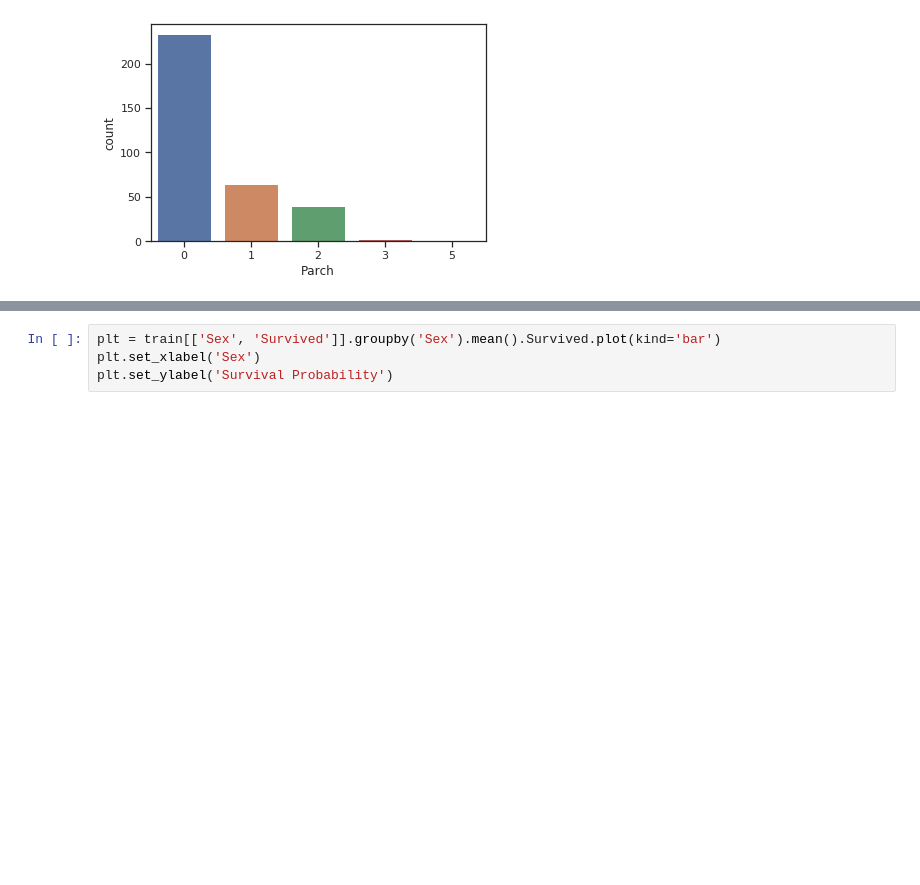
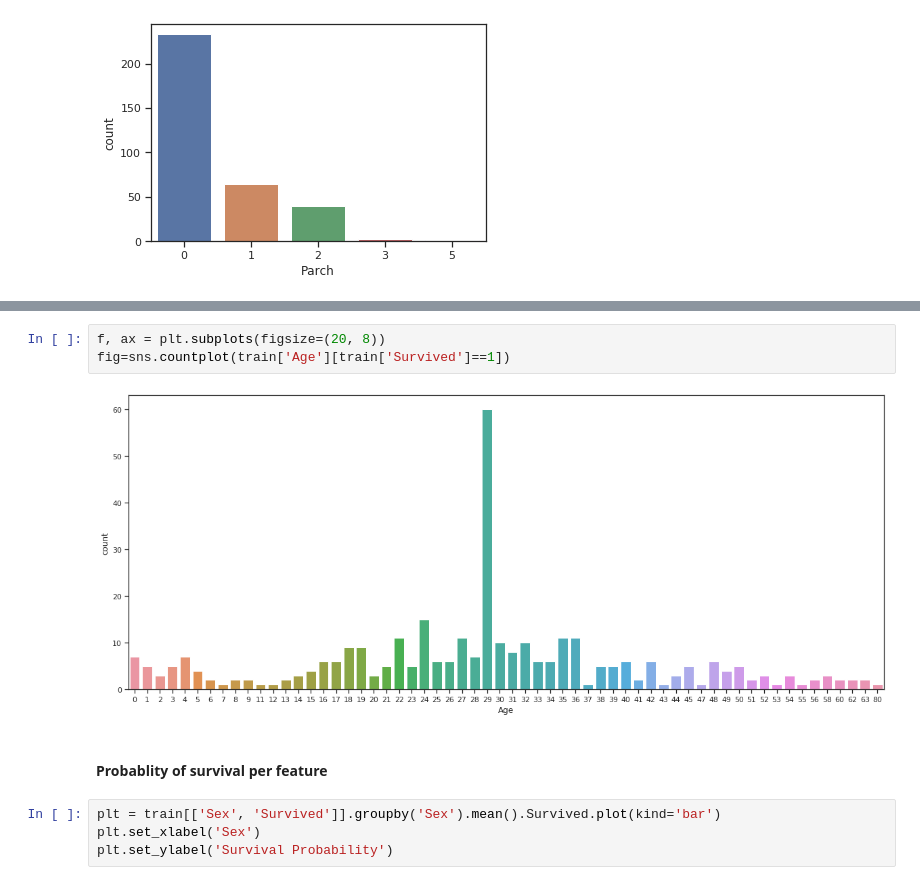
Before and after one commit to siddhantmahalle/Titanic-Predictions, a Jupyter notebook: Titanic_Prediction.ipynb, the cells around one changed output, grey strips where cells are left out. Cells and saved outputs as stored; diff of their text form; blank space fills up the shorter version.

```diff
--- a/Titanic_Prediction.ipynb
+++ b/Titanic_Prediction.ipynb
@@ -131,3 +124,10 @@ fig=sns.countplot(train['Age'])
+# %%
+f, ax = plt.subplots(figsize=(20, 8))
+fig=sns.countplot(train['Age'][train['Survived']==1])
+# %% [output]
+[figure, added]
+# %% [markdown]
+#### Probablity of survival per feature
 # %%
 plt = train[['Sex', 'Survived']].groupby('Sex').mean().Survived.plot(kind='bar')
 plt.set_xlabel('Sex')
```
Also changed, not shown: parts of 25 cells of this notebook.
